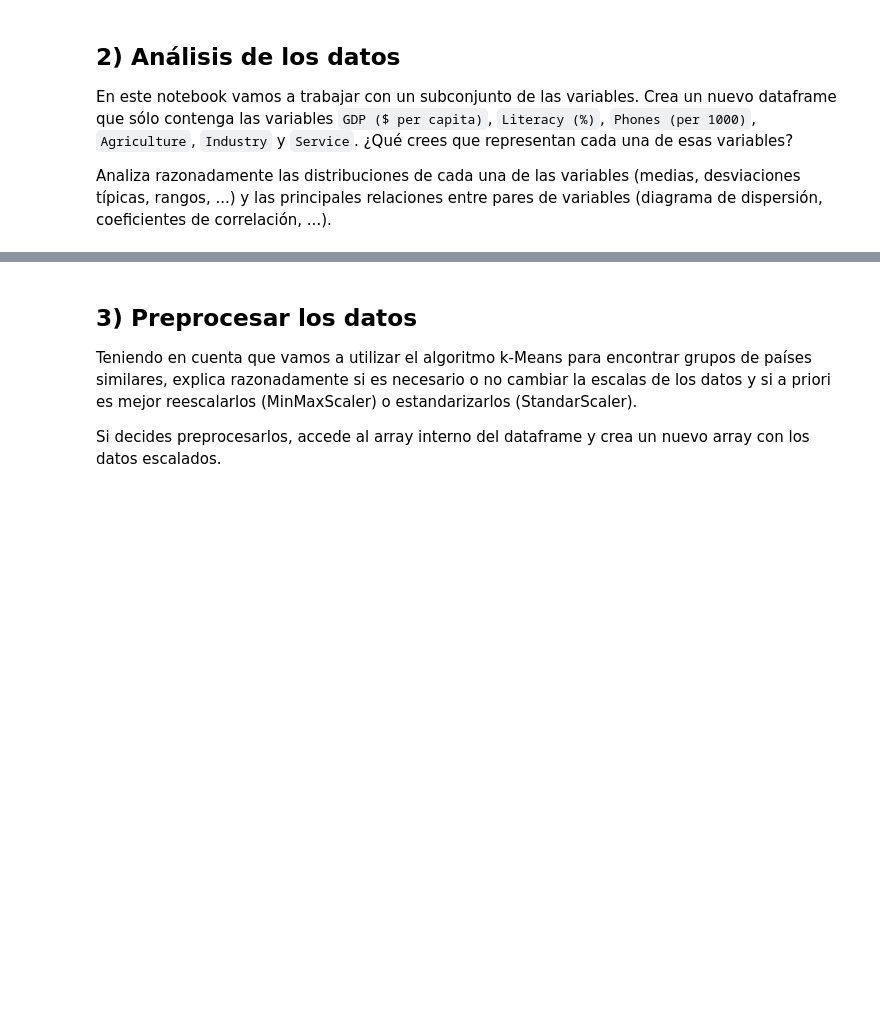
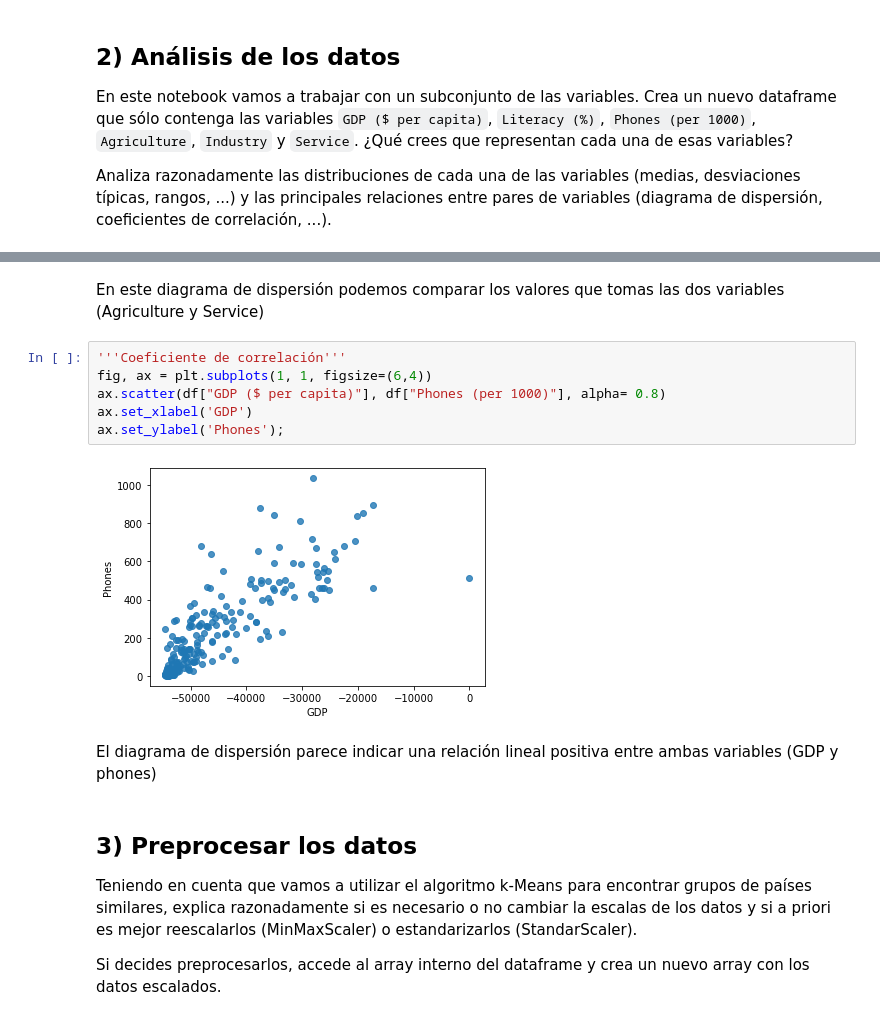
Before and after one commit to jesusmoraleda/IA, a Jupyter notebook: Aprendizaje automatico/P1_clustering.ipynb, the cells around one changed output, grey strips where cells are left out. Cells and saved outputs as stored; diff of their text form; blank space fills up the shorter version.

```diff
--- a/Aprendizaje automatico/P1_clustering.ipynb
+++ b/Aprendizaje automatico/P1_clustering.ipynb
@@ -40,3 +209,15 @@ Analiza razonadamente las distribuciones de cada una de las variables (medias, d
+# %% [markdown]
+En este diagrama de dispersión podemos comparar los valores que tomas las dos variables (Agriculture y Service)
+# %%
+'''Coeficiente de correlación'''
+fig, ax = plt.subplots(1, 1, figsize=(6,4))
+ax.scatter(df["GDP ($ per capita)"], df["Phones (per 1000)"], alpha= 0.8)
+ax.set_xlabel('GDP')
+ax.set_ylabel('Phones');
+# %% [output]
+[figure, added]
+# %% [markdown]
+El diagrama de dispersión parece indicar una relación lineal positiva entre ambas variables (GDP y phones)
 # %% [markdown]
 ## 3) Preprocesar los datos
 
```
Also changed, not shown: parts of 11 cells of this notebook.
